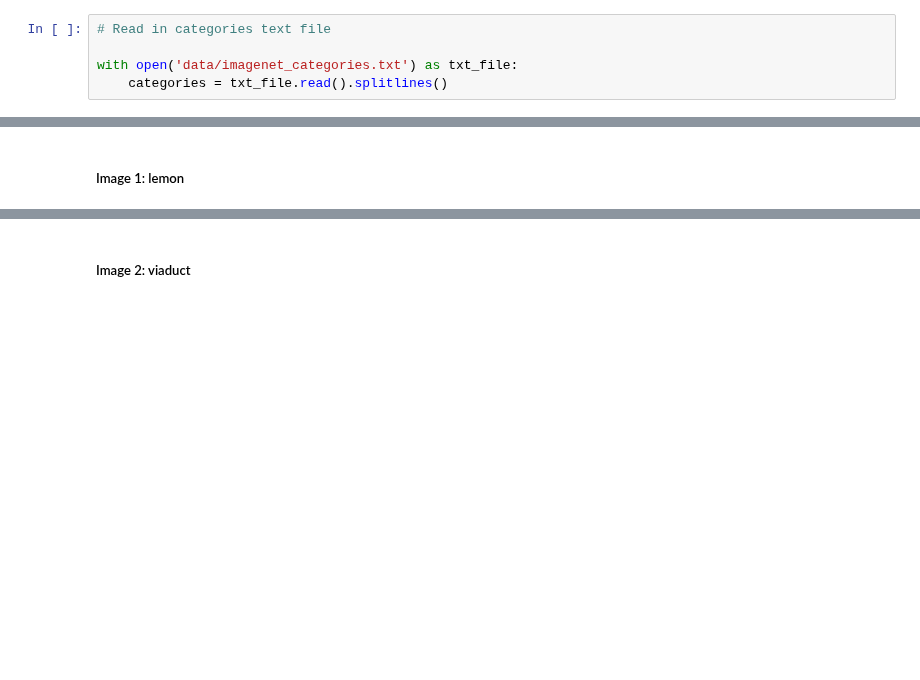
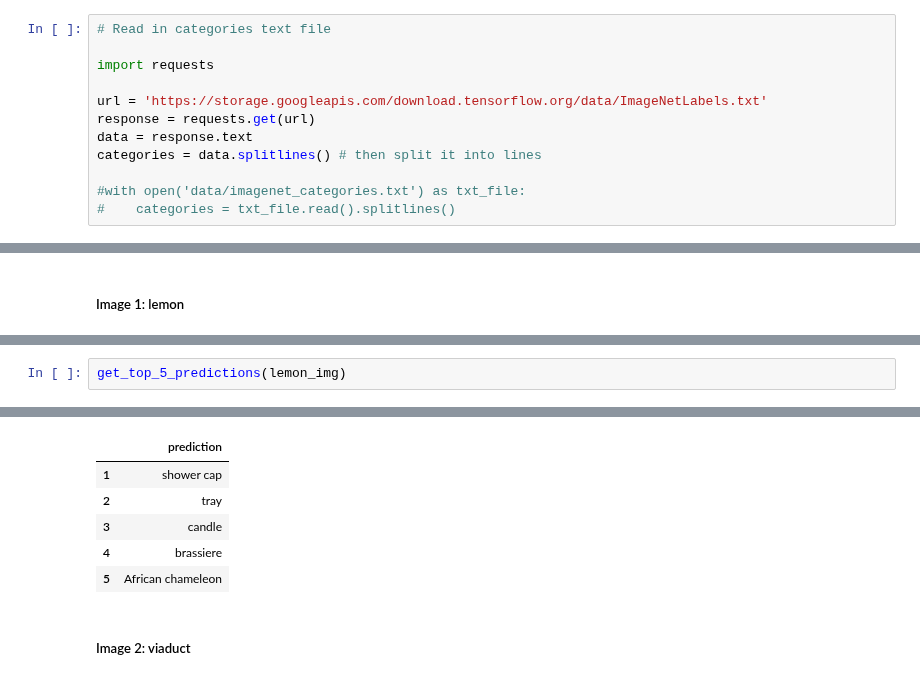
Before and after one commit to dominikwernerwolf/coursera, a Jupyter notebook: Saving_and_loading_model_weights.ipynb, the cells around one changed output, grey strips where cells are left out. Cells and saved outputs as stored; diff of their text form; blank space fills up the shorter version.

```diff
--- a/Saving_and_loading_model_weights.ipynb
+++ b/Saving_and_loading_model_weights.ipynb
@@ -584,8 +601,15 @@ water_tower_img = load_img("water_tower.jpg", target_size=(160, 160))
 # %%
 # Read in categories text file
 
-with open('data/imagenet_categories.txt') as txt_file:
-    categories = txt_file.read().splitlines()
+import requests
+
+url = 'https://storage.googleapis.com/download.tensorflow.org/data/ImageNetLabels.txt'
+response = requests.get(url)
+data = response.text
+categories = data.splitlines() # then split it into lines
+
+#with open('data/imagenet_categories.txt') as txt_file:
+#    categories = txt_file.read().splitlines()
 # %%
 # Useful function: presents top 5 predictions
 
@@ -606,0 +635,3 @@ def get_top_5_predictions(img):
+# %%
+get_top_5_predictions(lemon_img)
+# %% [output]
@@ -607,2 +639,8 @@ def get_top_5_predictions(img):
+|  | prediction |
+| 1 | shower cap |
+| 2 | tray |
+| 3 | candle |
+| 4 | brassiere |
+| 5 | African chameleon |
 # %% [markdown]
 ##### Image 2: viaduct
```
Also changed, not shown: parts of 29 cells of this notebook.
